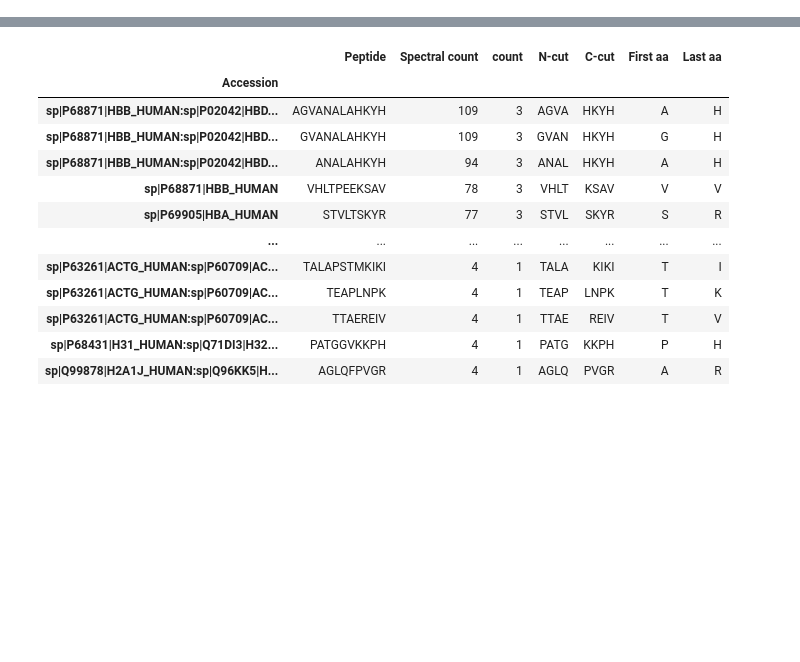
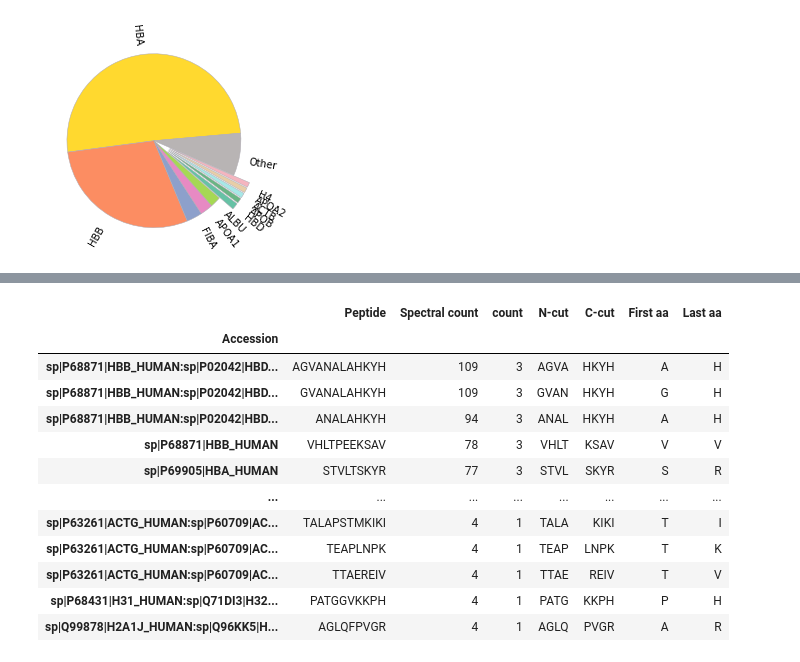
Before and after one commit to ErikHartman/peptidomic_py, a Jupyter notebook: playground.ipynb, the cells around one changed output, grey strips where cells are left out. Saved outputs shown, nothing was run; the diff lists cells and outputs as text; code cells hidden in the pictures; blank space fills up the shorter version.

```diff
--- a/playground.ipynb
+++ b/playground.ipynb
@@ -134 +156,8 @@ test
+# %%
+inf_colors=[y,r,l,p,lg,g,rc1,rc2,rc3,rc4,rc5]
+wp = { 'linewidth' : 0.5, 'edgecolor' : "#afabb3" }
+plt.pie(list(df_list_imp),labels = test , wedgeprops=wp, rotatelabels=True, explode=[0,0,0,0,0,0.2,0.2,0.2,0.2,0.2,0],colors=colors,startangle= 5 )
+plt.savefig('INF_prot_pie.svg', transparent=True, bbox='tight')
+# %% [output]
+[figure, added]
 # %%
```
Also changed, not shown: parts of 17 cells of this notebook, 7 other files.
